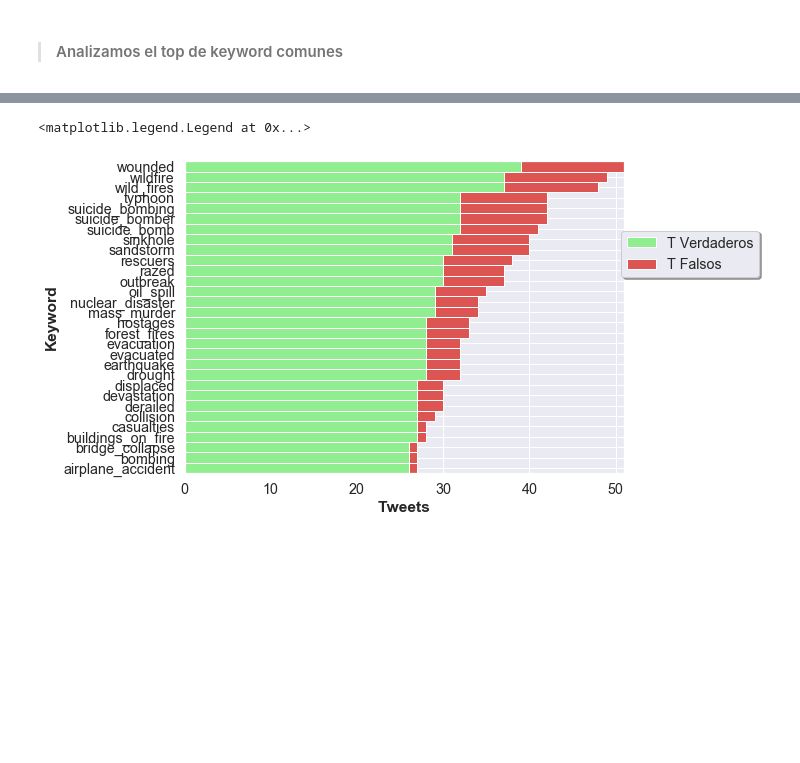
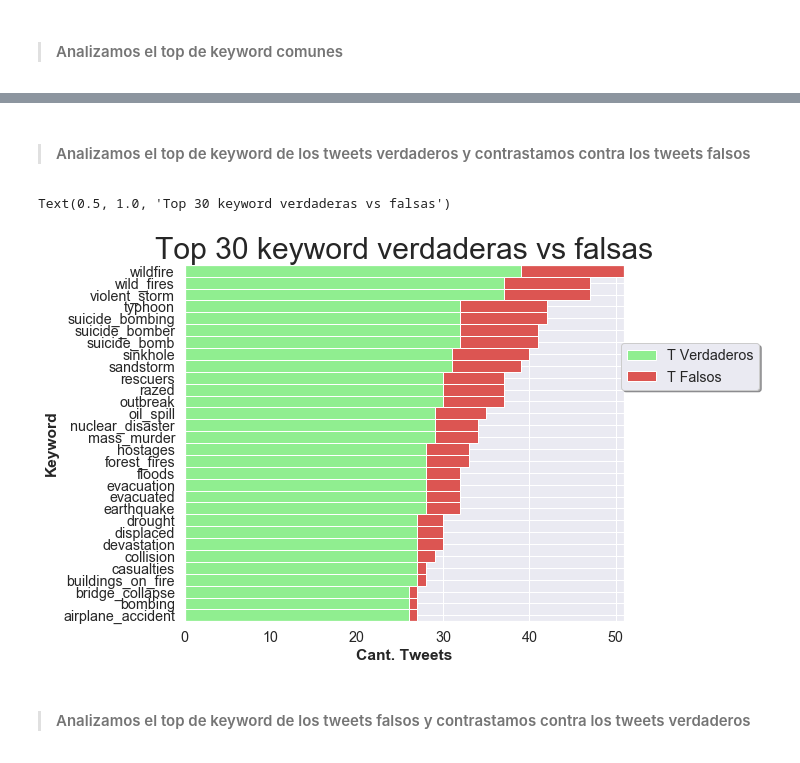
Before and after one commit to freedocx/CovidNPLDisaster, a Jupyter notebook: Arnold/Analysis.ipynb, the cells around one changed output, grey strips where cells are left out. Saved outputs shown, nothing was run; the diff lists cells and outputs as text; code cells hidden in the pictures; blank space fills up the shorter version.

```diff
--- a/Arnold/Analysis.ipynb
+++ b/Arnold/Analysis.ipynb
@@ -255,3 +255,5 @@ Text(0, 0.5, 'Keyword')
+# %% [markdown]
+> #### Analizamos el top de keyword de los tweets verdaderos y contrastamos contra los tweets falsos
 # %%
 keywords = dfJoin.sort_values(by=['cant_verdaderos'], ascending=False ).keyword.values[:30]
 cant_verdaderos = dfJoin.sort_values(by=['cant_verdaderos'], ascending=False).cant_verdaderos.values[:30]
@@ -259,37 +261,40 @@ cant_falsos = dfJoin.sort_values(by=['cant_verdaderos'], ascending=False).cant_f
 
 keywords.sort()
 cant_verdaderos.sort()
 cant_falsos.sort()
 
-fsize = (10,5)
+fsize = (10,6)
 fig, ax = plt.subplots(figsize=fsize, constrained_layout=True)
 plt.margins(0)
 barWidth = 1
 
 # Create brown bars
 ax.barh(keywords, cant_verdaderos, color='lightgreen', edgecolor='white', height =barWidth, label='T Verdaderos')
 # Create green bars (middle), on top of the firs ones
 ax.barh(keywords, cant_falsos, left=cant_verdaderos, color='#DC5552', edgecolor='white', height =barWidth, label='T Falsos')
 # Create green bars (top)
 
-ax.set_xlabel('Tweets',fontweight='bold')
+ax.set_xlabel('Cant. Tweets',fontweight='bold')
 ax.set_ylabel('Keyword',fontweight='bold')
 
 #ax.xaxis.set_ticks_position('none')
 #ax.yaxis.set_ticks_position('none')
 chartBox = ax.get_position()
 #ax.set_position([chartBox.x0, chartBox.y0, chartBox.width*0.8, chartBox.height])
 ax.legend(loc='upper center', bbox_to_anchor=(1.15, 0.8), shadow=True, ncol=1)
+ax.set_title("Top 30 keyword verdaderas vs falsas", fontsize=30)
 #ax.use_sticky_edges = True
 # Custom X axis
 #plt.xticks(names, fontweight='bold')
 #fig.xlabel("group")
 
 # Show graphic
 #plt.show()
 # %% [output]
-<matplotlib.legend.Legend at 0x...>
+Text(0.5, 1.0, 'Top 30 keyword verdaderas vs falsas')
-[figure, old version]
+[figure, new version]
+# %% [markdown]
+> #### Analizamos el top de keyword de los tweets falsos y contrastamos contra los tweets verdaderos
 # %%
 keywords = dfJoin.sort_values(by=['cant_falsos'], ascending=False ).keyword.values[:30]
 cant_verdaderos = dfJoin.sort_values(by=['cant_falsos'], ascending=False).cant_verdaderos.values[:30]
```
Also changed, not shown: parts of 11 cells of this notebook.
